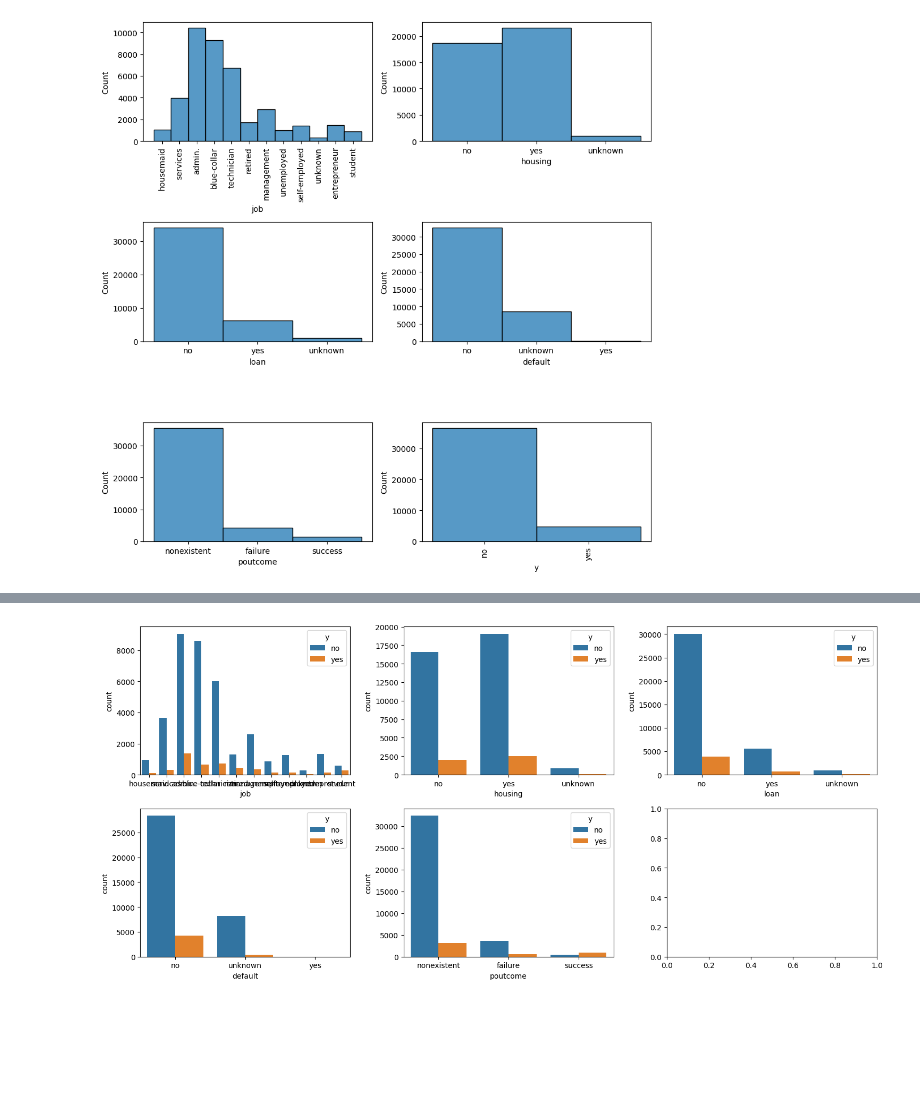
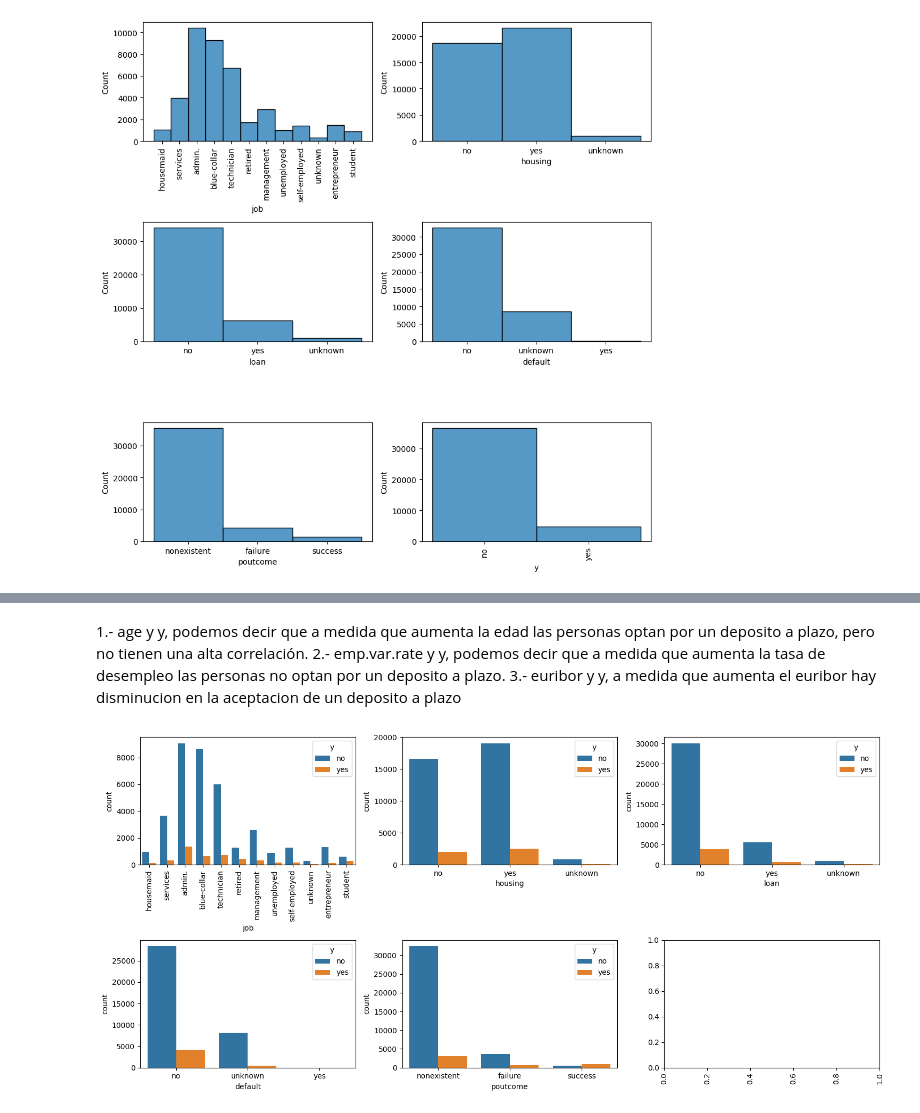
Before and after one commit to Estefaniagz/primer_ml, a Jupyter notebook: src/explore.ipynb, the cells around one changed output, grey strips where cells are left out. Cells and saved outputs as stored; diff of their text form; code cells hidden in the pictures; blank space fills up the shorter version.

```diff
--- a/src/explore.ipynb
+++ b/src/explore.ipynb
@@ -205,15 +195,21 @@ plt.show
+# %% [markdown]
+1.- age y y, podemos decir que a medida que aumenta la edad las personas optan por un deposito a plazo, pero no tienen una alta correlación.
+2.- emp.var.rate y y, podemos decir que a medida que aumenta la tasa de desempleo las personas no optan por un deposito a plazo.
+3.- euribor y y, a medida que aumenta el euribor hay disminucion en la aceptacion de un deposito a plazo
 # %%
 #analisis categorico-categorico
 fig, axis = plt.subplots(2, 3, figsize = (15, 7))
 
 sns.countplot(ax = axis[0, 0], data = df, x = "job", hue = "y")
+axis[0,0].tick_params(axis='x', rotation=90)
 sns.countplot(ax = axis[0, 1], data = df, x = "housing", hue = "y")
 sns.countplot(ax = axis[0, 2], data = df, x = "loan", hue = "y")
 sns.countplot(ax = axis[1, 0], data = df, x = "default", hue = "y")
 sns.countplot(ax = axis[1, 1], data = df, x = "poutcome", hue = "y")
 
+plt.xticks(rotation=90)
 
 plt.tight_layout()
 plt.show()
 # %% [output]
-[figure, old version]
+[figure, new version]
```
Also changed, not shown: parts of 10 cells of this notebook.
